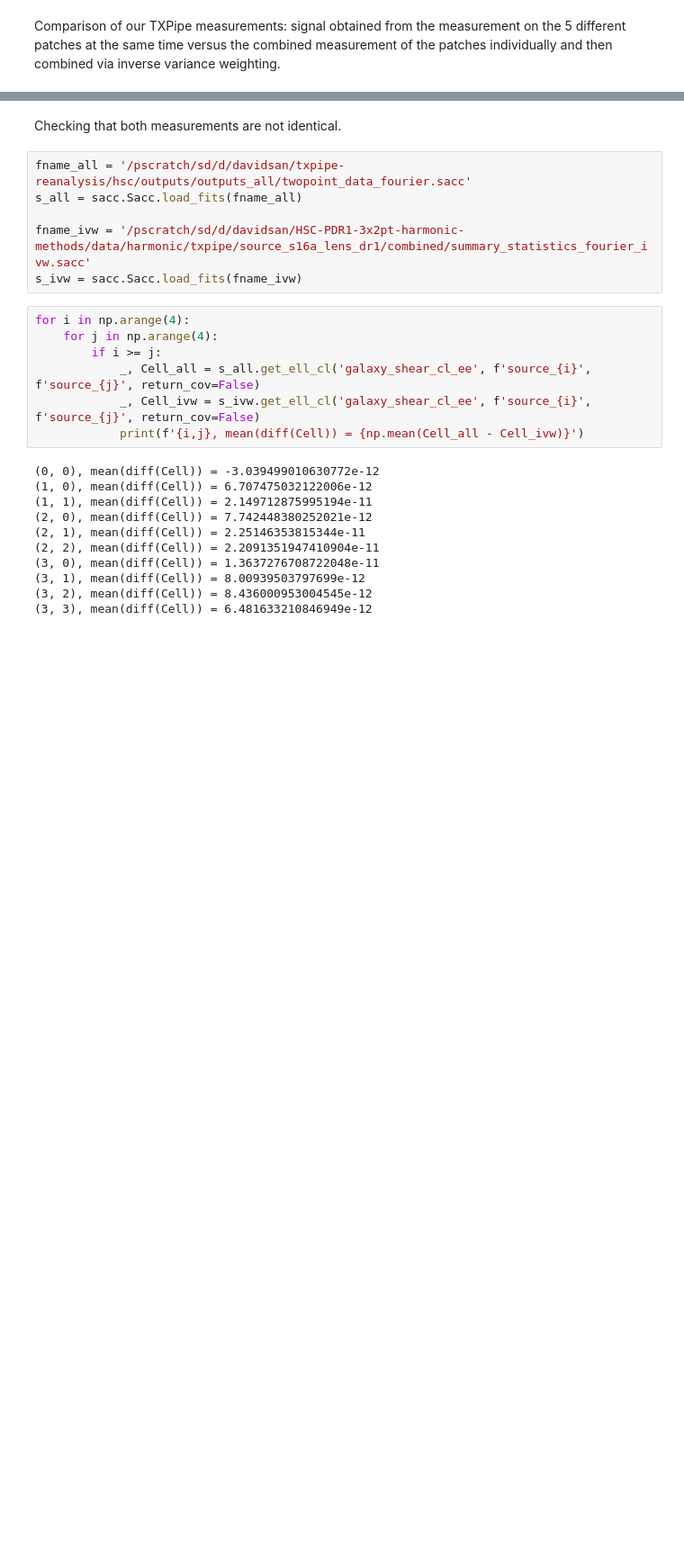
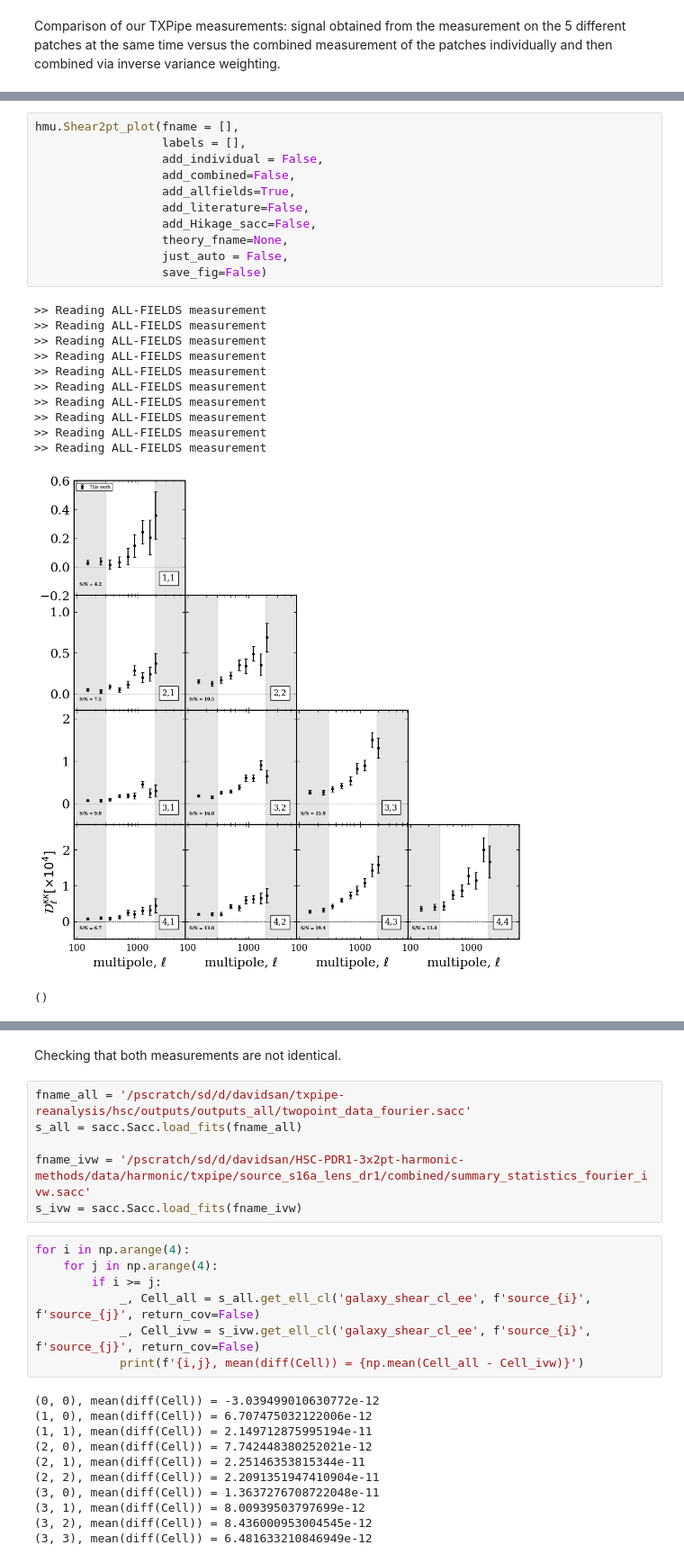
Before and after one commit to davsan06/HSC-PDR1-3x2pt-harmonic-methods, a Jupyter notebook: analysis/NBMeasurementPlot.ipynb, the cells around one changed output, grey strips where cells are left out. Shown at 90% size. Drawn from its saved outputs; the diff is of its cells as text; blank space fills up the shorter version.

```diff
--- a/analysis/NBMeasurementPlot.ipynb
+++ b/analysis/NBMeasurementPlot.ipynb
@@ -280 +333,25 @@ hmu.Shear2pt_plot(fname = ['/pscratch/sd/d/davidsan/txpipe-reanalysis/hsc/output
 ()
+# %%
+hmu.Shear2pt_plot(fname = [],
+                  labels = [],
+                  add_individual = False,
+                  add_combined=False,
+                  add_allfields=True,
+                  add_literature=False,
+                  add_Hikage_sacc=False,
+                  theory_fname=None,
+                  just_auto = False,
+                  save_fig=False)
+# %% [output]
+>> Reading ALL-FIELDS measurement
+>> Reading ALL-FIELDS measurement
+>> Reading ALL-FIELDS measurement
+>> Reading ALL-FIELDS measurement
+>> Reading ALL-FIELDS measurement
+>> Reading ALL-FIELDS measurement
+>> Reading ALL-FIELDS measurement
+>> Reading ALL-FIELDS measurement
+>> Reading ALL-FIELDS measurement
+>> Reading ALL-FIELDS measurement
+[figure, added]
+()
```
Also changed, not shown: parts of 52 cells of this notebook, 1 other file.
